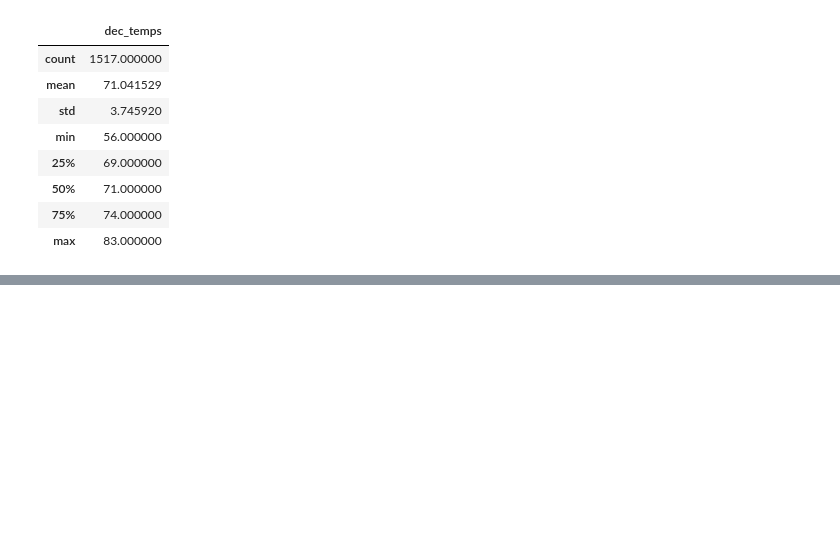
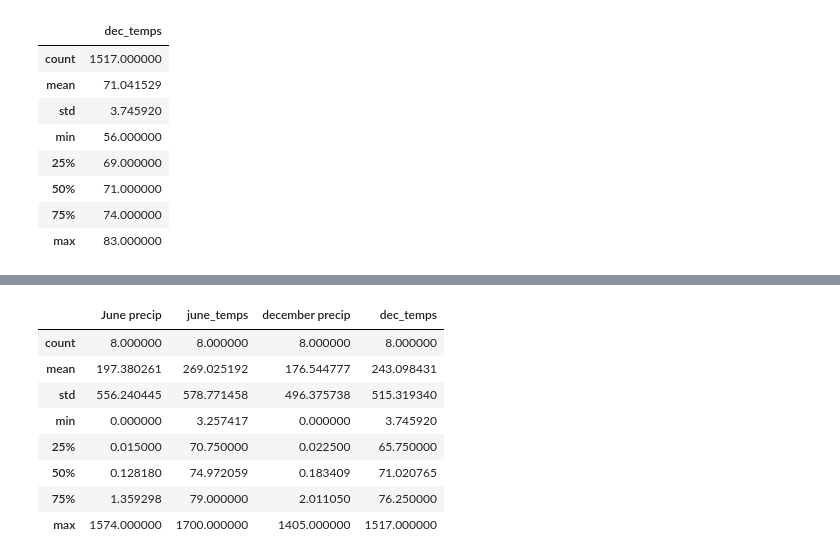
Before and after one commit to sahithig1/surfs_up, a Jupyter notebook: SurfsUp_Challenge_starter_code.ipynb, the cells around one changed output, grey strips where cells are left out. Saved outputs shown, nothing was run; the diff lists cells and outputs as text; code cells hidden in the pictures; blank space fills up the shorter version.

```diff
--- a/SurfsUp_Challenge_starter_code.ipynb
+++ b/SurfsUp_Challenge_starter_code.ipynb
@@ -89,0 +158,12 @@ dec_results_df.describe()
+# %%
+summary_df.describe()
+# %% [output]
+|  | June precip | june_temps | december precip | dec_temps |
+| count | 8.000000 | 8.000000 | 8.000000 | 8.000000 |
+| mean | 197.380261 | 269.025192 | 176.544777 | 243.098431 |
+| std | 556.240445 | 578.771458 | 496.375738 | 515.319340 |
+| min | 0.000000 | 3.257417 | 0.000000 | 3.745920 |
+| 25% | 0.015000 | 70.750000 | 0.022500 | 65.750000 |
+| 50% | 0.128180 | 74.972059 | 0.183409 | 71.020765 |
+| 75% | 1.359298 | 79.000000 | 2.011050 | 76.250000 |
+| max | 1574.000000 | 1700.000000 | 1405.000000 | 1517.000000 |
```
Also changed, not shown: parts of 11 cells of this notebook, 1 other file.
